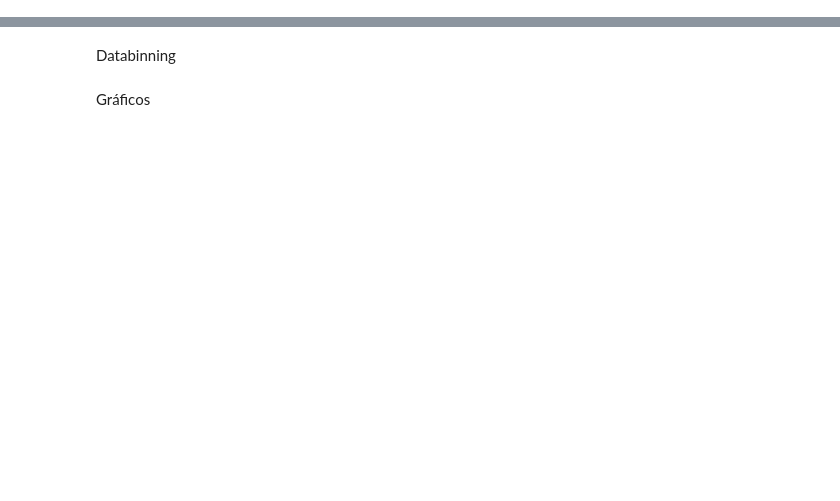
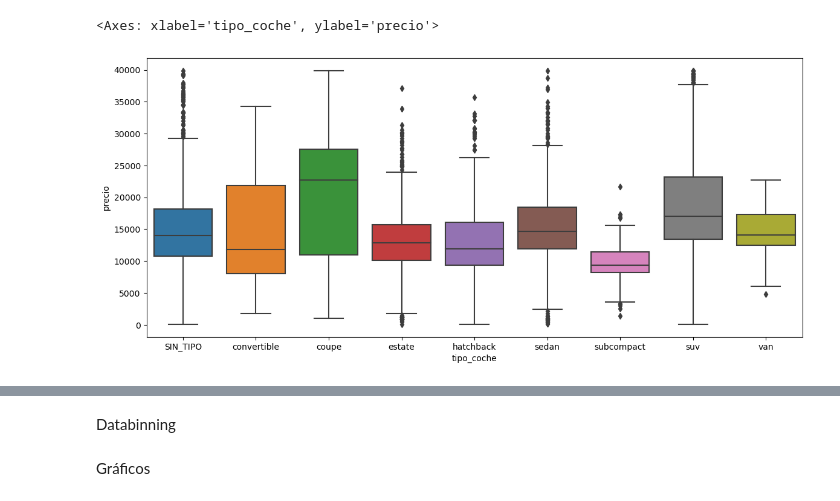
Before and after one commit to lltotti/Limpieza_Datos_BMW, a Jupyter notebook: Analisis.ipynb, the cells around one changed output, grey strips where cells are left out. Drawn from its saved outputs; the diff is of its cells as text; code cells hidden in the pictures; blank space fills up the shorter version.

```diff
--- a/Analisis.ipynb
+++ b/Analisis.ipynb
@@ -103,0 +255,7 @@ df_bmw.shape
+# %%
+#Eliminación de outliers para facilitar el análisis visual:
+fig, axes = plt.subplots(nrows=1, ncols=1, figsize=(14, 6))
+sns.boxplot(data=df_bmw_sintipo[df_bmw_sintipo["precio"]<40000], x="tipo_coche", y="precio")
+# %% [output]
+<Axes: xlabel='tipo_coche', ylabel='precio'>
+[figure, added]
```
Also changed, not shown: parts of 69 cells of this notebook.
